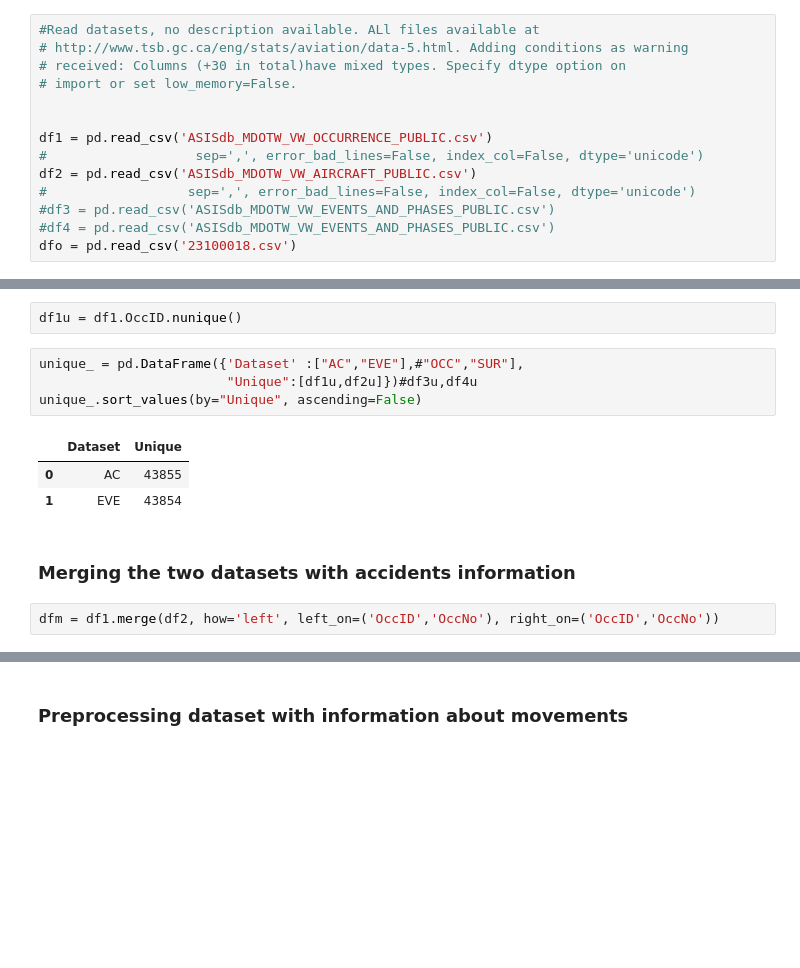
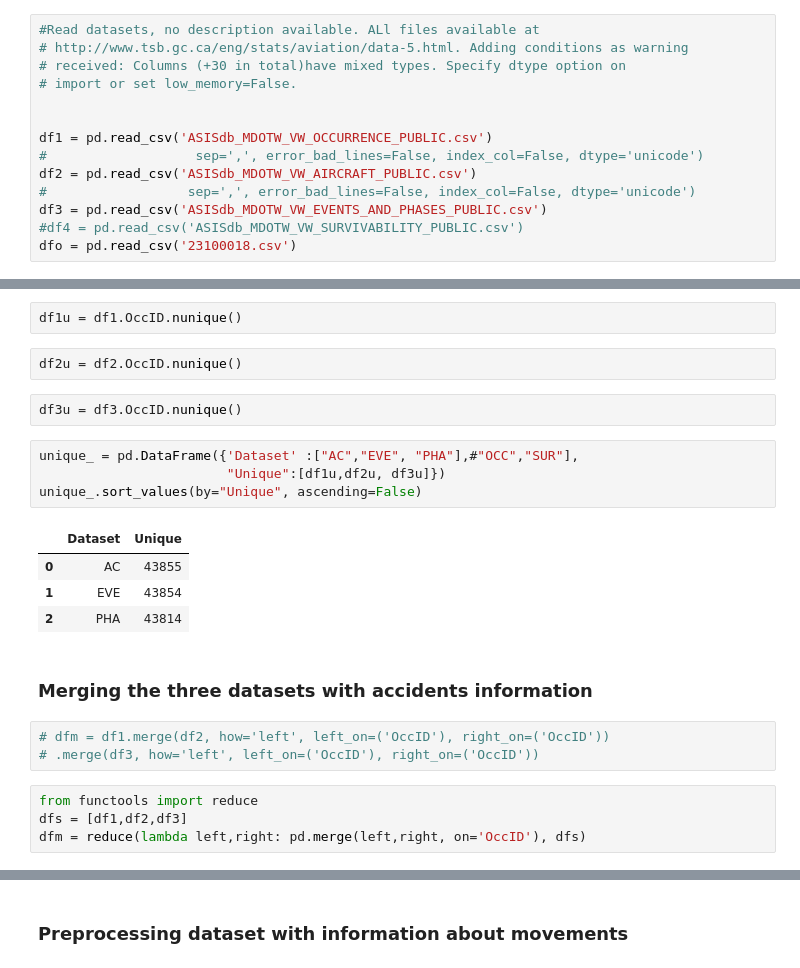
Before and after one commit to franbel/Air_transp_occ_data, a Jupyter notebook: TSB_Aviation_Accidents_APR2019_R1.ipynb, the cells around one changed output, grey strips where cells are left out. Cells and saved outputs as stored; diff of their text form; blank space fills up the shorter version.

```diff
--- a/TSB_Aviation_Accidents_APR2019_R1.ipynb
+++ b/TSB_Aviation_Accidents_APR2019_R1.ipynb
@@ -32,6 +32,6 @@ df1 = pd.read_csv('ASISdb_MDOTW_VW_OCCURRENCE_PUBLIC.csv')
 #                   sep=',', error_bad_lines=False, index_col=False, dtype='unicode')
 df2 = pd.read_csv('ASISdb_MDOTW_VW_AIRCRAFT_PUBLIC.csv')
 #                  sep=',', error_bad_lines=False, index_col=False, dtype='unicode')
-#df3 = pd.read_csv('ASISdb_MDOTW_VW_EVENTS_AND_PHASES_PUBLIC.csv')
-#df4 = pd.read_csv('ASISdb_MDOTW_VW_EVENTS_AND_PHASES_PUBLIC.csv')
+df3 = pd.read_csv('ASISdb_MDOTW_VW_EVENTS_AND_PHASES_PUBLIC.csv')
+#df4 = pd.read_csv('ASISdb_MDOTW_VW_SURVIVABILITY_PUBLIC.csv')
 dfo = pd.read_csv('23100018.csv')
@@ -123,18 +64,28 @@ Index(['OccID', 'OccNo', 'AirportID', 'AirportID_AirportName',
 ### Finding unique values on datasets
 # %%
 df1u = df1.OccID.nunique()
+# %%
+df2u = df2.OccID.nunique()
+# %%
+df3u = df3.OccID.nunique()
 # %%
-unique_ = pd.DataFrame({'Dataset' :["AC","EVE"],#"OCC","SUR"],
-                        "Unique":[df1u,df2u]})#df3u,df4u
+unique_ = pd.DataFrame({'Dataset' :["AC","EVE", "PHA"],#"OCC","SUR"],
+                        "Unique":[df1u,df2u, df3u]})
 unique_.sort_values(by="Unique", ascending=False)
 # %% [output]
 |  | Dataset | Unique |
 | 0 | AC | 43855 |
 | 1 | EVE | 43854 |
+| 2 | PHA | 43814 |
 # %% [markdown]
-### Merging the two datasets with accidents information
+### Merging the three datasets with accidents information
 # %%
-dfm = df1.merge(df2, how='left', left_on=('OccID','OccNo'), right_on=('OccID','OccNo'))
+# dfm = df1.merge(df2, how='left', left_on=('OccID'), right_on=('OccID'))
+# .merge(df3, how='left', left_on=('OccID'), right_on=('OccID'))
+# %%
+from functools import reduce
+dfs = [df1,df2,df3]
+dfm = reduce(lambda left,right: pd.merge(left,right, on='OccID'), dfs)
 # %%
 dfm #dfm.TotalFatalCount
 # %% [output]
```
Also changed, not shown: parts of 59 cells of this notebook, 1 other file.
